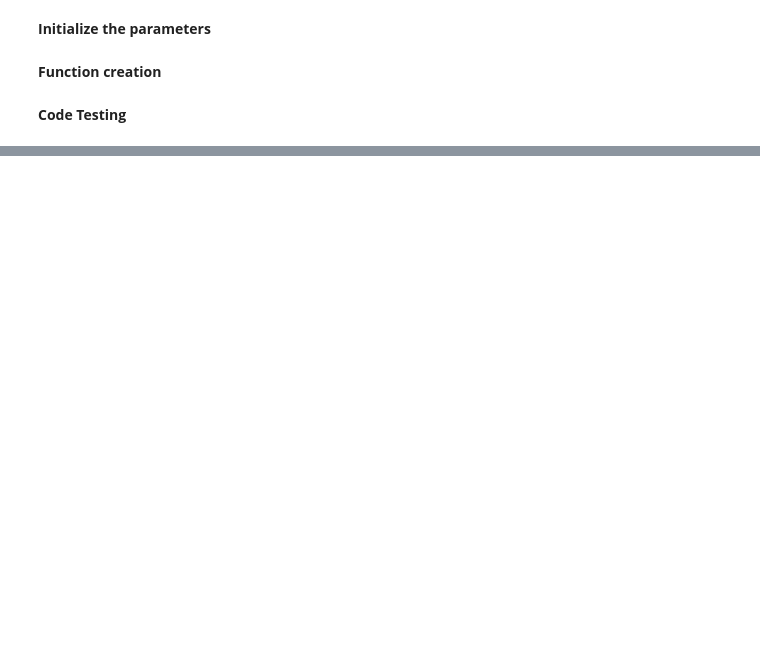
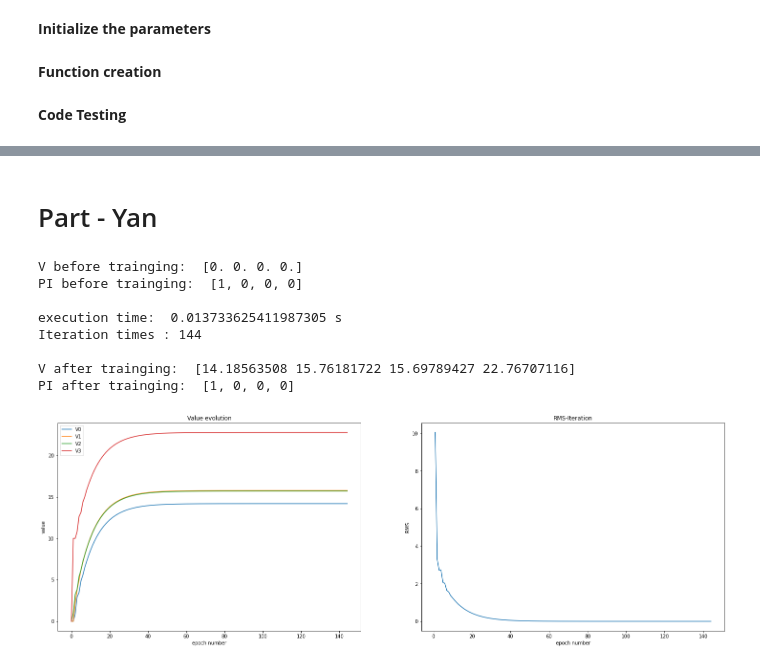
Before and after one commit to PPatrickGU/ROB311, a Jupyter notebook: TP2.ipynb, the cells around one changed output, grey strips where cells are left out. Saved outputs shown, nothing was run; the diff lists cells and outputs as text; code cells hidden in the pictures; blank space fills up the shorter version.

```diff
--- a/TP2.ipynb
+++ b/TP2.ipynb
@@ -102,0 +109,2 @@ PI after trainging:  ['a1' 'a0' 'a0' 'a0']
+# %% [markdown]
+# Part - Yan
@@ -102,0 +136,63 @@ PI after trainging:  ['a1' 'a0' 'a0' 'a0']
+# %%
+def plot(RMS, iteration, list_values,):
+    fig = plt.figure(figsize=(25, 8))
+    plt.subplot(1, 2, 1)
+    plt.xlabel('epoch number')
+    plt.ylabel('value')
+    plt.title("Value evolution")
+    for i in range(len(list_values)):
+      x = np.arange(len(list_values[0]))
+      y = list_values[i]
+      plt.plot(x, y, label="V"+str(i))
+      plt.legend(loc='best')
+
+    plt.subplot(1, 2, 2)
+    plt.xlabel('epoch number')
+    plt.ylabel('RMS')
+    plt.title("RMS-Iteration")
+    x = np.arange(1, iteration+1)
+    y = RMS
+    plt.plot(x, y)
+# %%
+# variable to store every training result, which will further used to plot
+PI = policies[random.randint(0, 1)]  # initialize randomly PI
+list_values = [[Value[0]], [Value[1]], [Value[2]], [Value[3]]]
+print('V before trainging: ', Value)
+print('PI before trainging: ', PI, '\n')
+
+start = time.time()
+while True :
+  Value_new = np.array([0., 0., 0., 0.])
+  for s in range(4):
+    Value_pi = []
+    for a in range(3):
+      V = R[s] + gamma*np.dot(T[a, s, :], Value)
+      Value_pi.append(V)
+    Value_new[s] = max(Value_pi)
+    list_values[s].append(Value_new[s])
+    PI[s] = Value_pi.index(max(Value_pi)) # update PI
+
+  diff = np.sqrt(np.sum(np.power(Value_new - Value, 2)))
+  RMS.append(diff)
+  iteration += 1
+  if diff < 10**-6:
+    break
+  else:
+    Value = Value_new
+end = time.time()
+print('execution time: ', end-start, 's')
+print('Iteration times :', iteration, '\n')
+
+print('V after trainging: ', Value_new)
+print('PI after trainging: ', PI)
+plot(RMS, iteration, list_values)
+# %% [output]
+V before trainging:  [0. 0. 0. 0.]
+PI before trainging:  [1, 0, 0, 0]
+
+execution time:  0.013733625411987305 s
+Iteration times : 144
+
+V after trainging:  [14.18563508 15.76181722 15.69789427 22.76707116]
+PI after trainging:  [1, 0, 0, 0]
+[figure, added]
```
Also changed, not shown: parts of 3 cells of this notebook.
